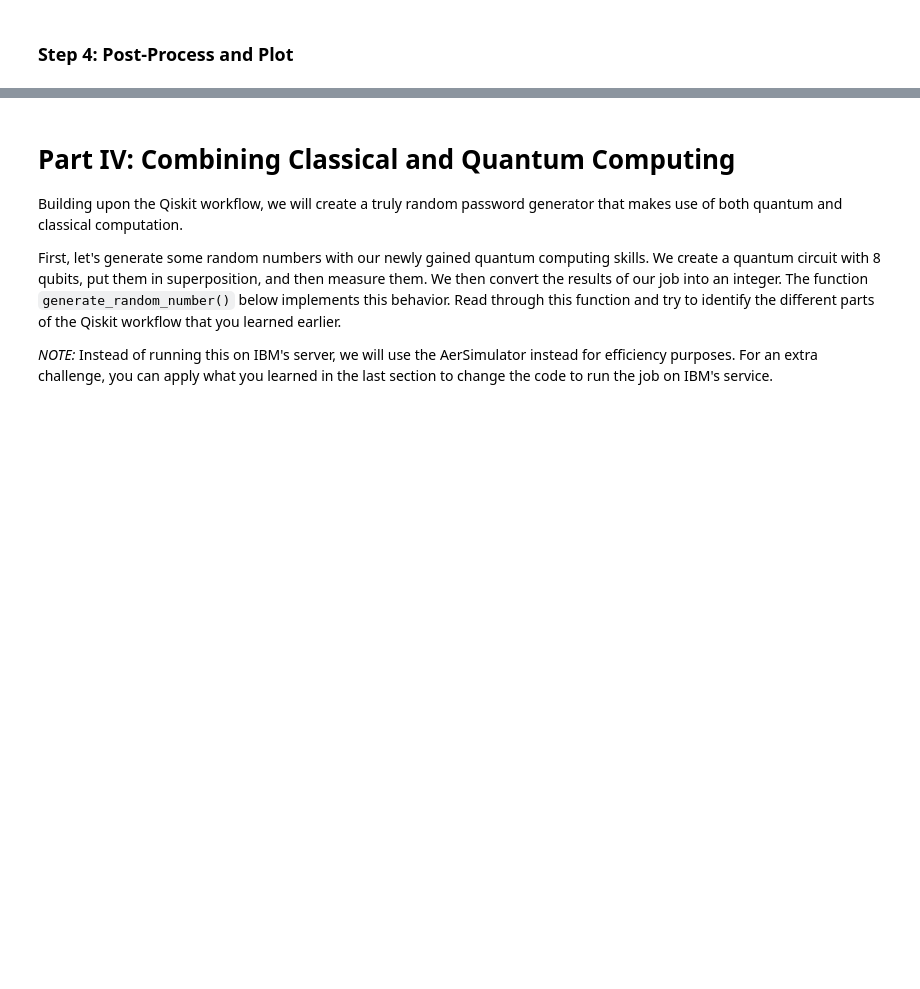
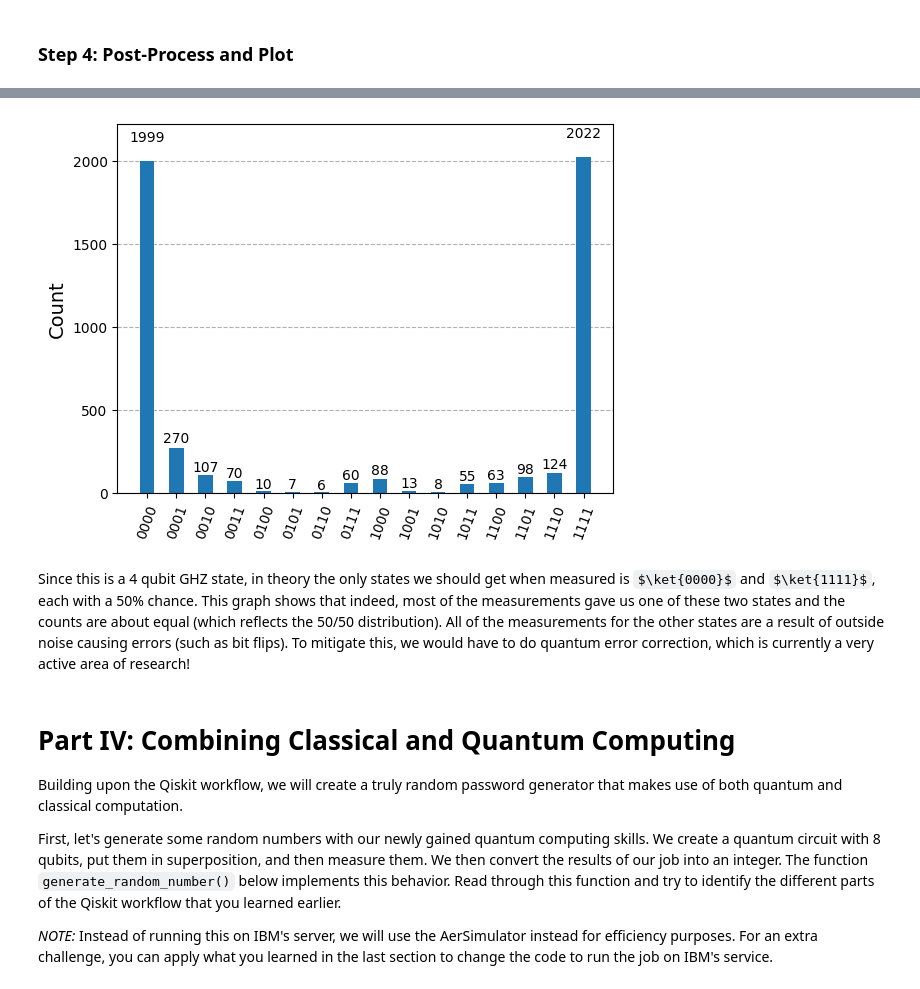
Before and after one commit to Watcher1223/CS-123-tutorial, a Jupyter notebook: qcqiskit.ipynb, the cells around one changed output, grey strips where cells are left out. Drawn from its saved outputs; the diff is of its cells as text; code cells hidden in the pictures; some formulas as TeX source; blank space fills up the shorter version.

```diff
--- a/qcqiskit.ipynb
+++ b/qcqiskit.ipynb
@@ -712,7 +703,0 @@ Initialize Quiskit service and Select Backend
-# %%
-# Initialize Qiskit service and select backend
-service = QiskitRuntimeService()
-backend = service.least_busy(simulator=False, operational=True)
-
-# Create Sampler object to run the job
-sampler = Sampler(backend=backend)
@@ -961,3 +938,12 @@ plot_histogram(quasi_dists)
+# %%
+counts = pub_result.data.meas.get_counts()
+
+# plotting graph
+plot_histogram(counts)
+# %% [output]
+[figure, added]
+# %% [markdown]
+Since this is a 4 qubit GHZ state, in theory the only states we should get when measured is $\ket{0000}$ and $\ket{1111}$, each with a 50% chance. This graph shows that indeed, most of the measurements gave us one of these two states and the counts are about equal (which reflects the 50/50 distribution). All of the measurements for the other states are a result of outside noise causing errors (such as bit flips). To mitigate this, we would have to do quantum error correction, which is currently a very active area of research!
 # %% [markdown]
 # Part IV: Combining Classical and Quantum Computing
 
```
Also changed, not shown: parts of 24 cells of this notebook.
